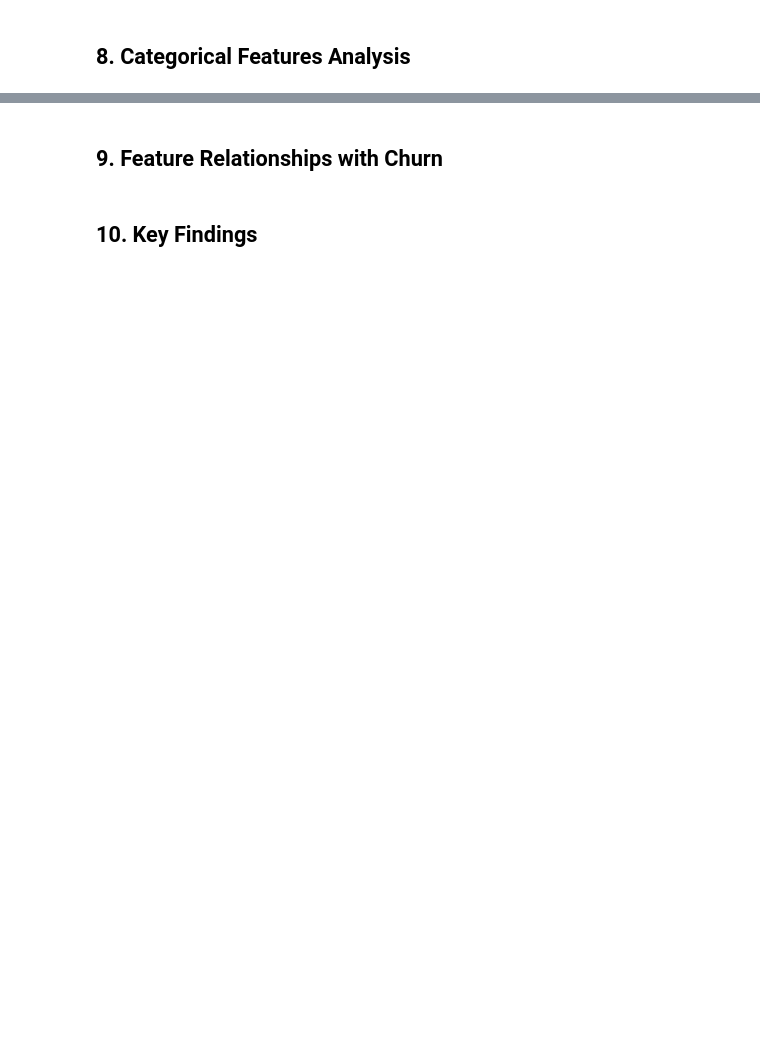
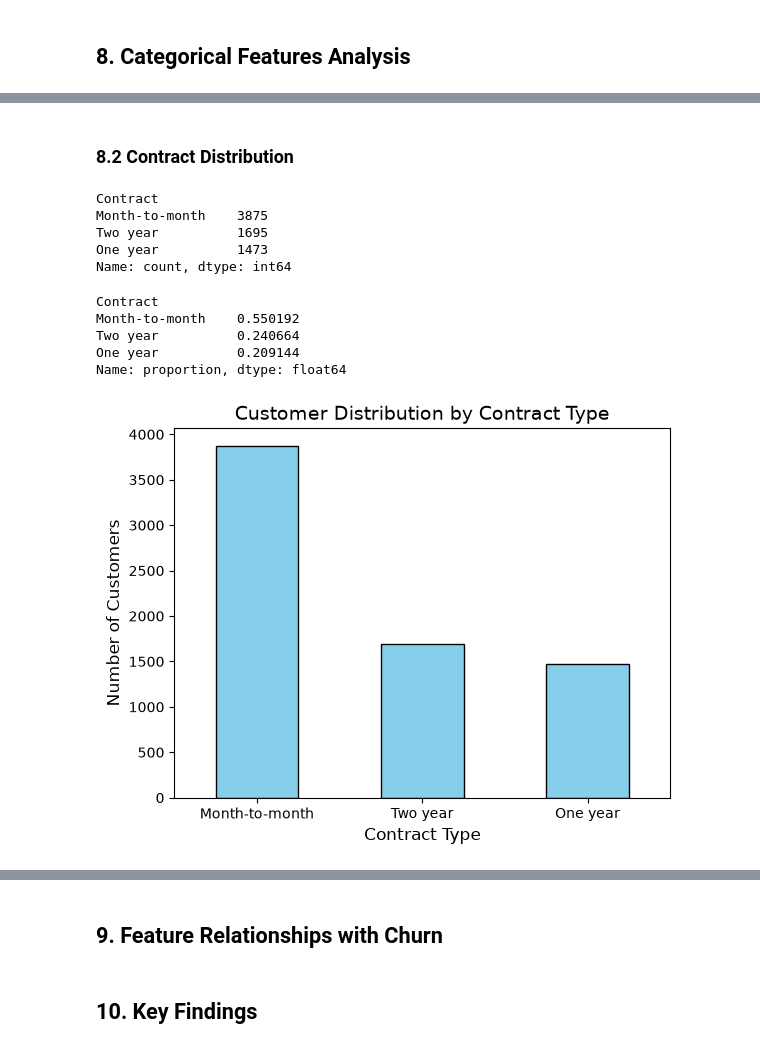
Before and after one commit to mertcanaksoy34/telco-customer-churn, a Jupyter notebook: notebooks/01_eda.ipynb, the cells around one changed output, grey strips where cells are left out. Drawn from its saved outputs; the diff is of its cells as text; code cells hidden in the pictures; blank space fills up the shorter version.

```diff
--- a/notebooks/01_eda.ipynb
+++ b/notebooks/01_eda.ipynb
@@ -323,0 +354,30 @@ plt.show()
+# %% [markdown]
+### 8.2 Contract Distribution
+# %%
+df['Contract'].value_counts()
+# %% [output]
+Contract
+Month-to-month    3875
+Two year          1695
+One year          1473
+Name: count, dtype: int64
+# %%
+df['Contract'].value_counts(normalize=True)
+# %% [output]
+Contract
+Month-to-month    0.550192
+Two year          0.240664
+One year          0.209144
+Name: proportion, dtype: float64
+# %%
+df['Contract'].value_counts().plot(kind='bar', color='skyblue', edgecolor='black')
+
+plt.title("Customer Distribution by Contract Type", fontsize=14)
+plt.xlabel("Contract Type", fontsize=12)
+plt.ylabel("Number of Customers", fontsize=12)
+
+plt.xticks(rotation=0)
+
+plt.show()
+# %% [output]
+[figure, added]
```
Also changed, not shown: parts of 33 cells of this notebook.
